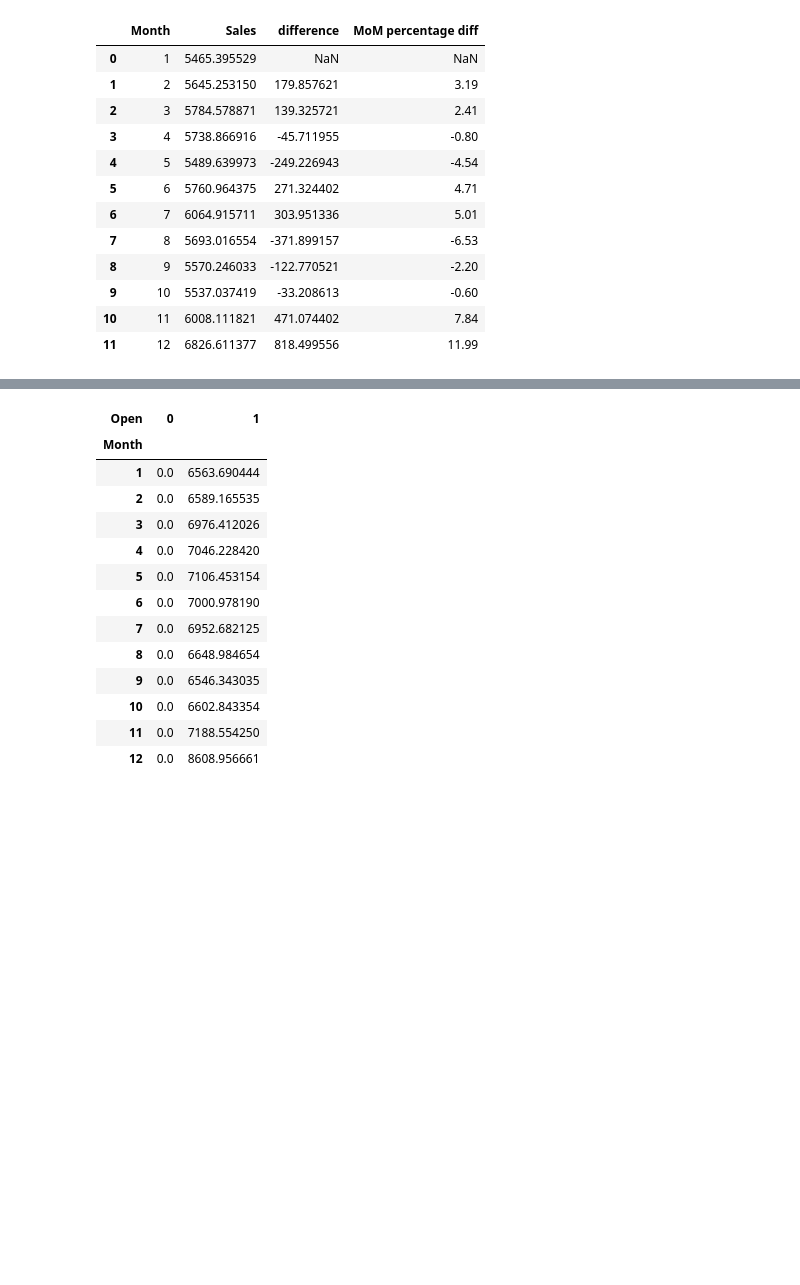
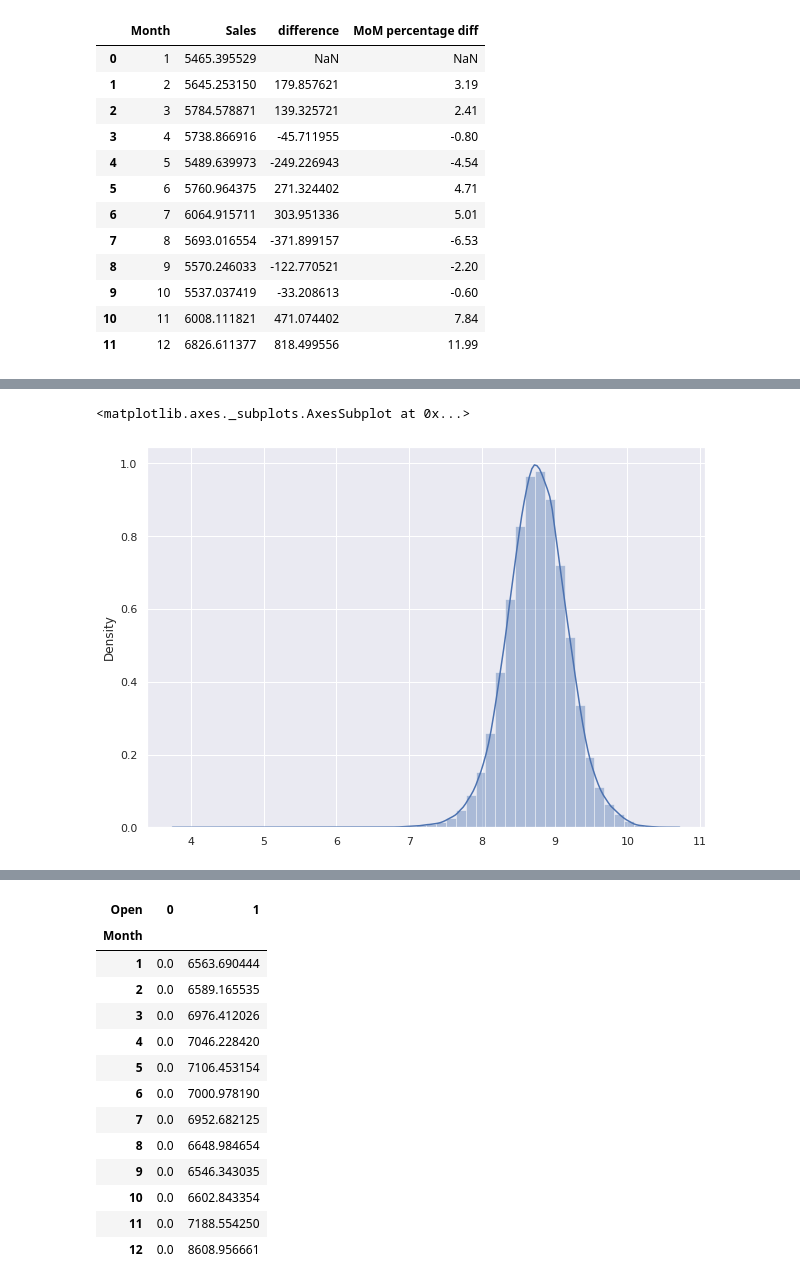
Before and after one commit to SaniyaBubere/ML_Regression_Retails_Sales_Prediction, a Jupyter notebook: ML_Regression_Retails_sales_Prediction.ipynb, the cells around one changed output, grey strips where cells are left out. Saved outputs shown, nothing was run; the diff lists cells and outputs as text; code cells hidden in the pictures; blank space fills up the shorter version.

```diff
--- a/ML_Regression_Retails_sales_Prediction.ipynb
+++ b/ML_Regression_Retails_sales_Prediction.ipynb
@@ -886,0 +923,11 @@ df[['Month','Sales']].groupby('Month').mean().plot(figsize=(10,6),fontsize=12,ti
+# %%
+## transformation
+df['Sales'] = np.log(df['Sales'])
+# %%
+df.drop(df[df['Sales'] == int("-inf")].index,inplace=True)
+# %%
+
+sns.distplot(x=df['Sales'])
+# %% [output]
+<matplotlib.axes._subplots.AxesSubplot at 0x...>
+[figure, added]
```
Also changed, not shown: parts of 32 cells of this notebook.
